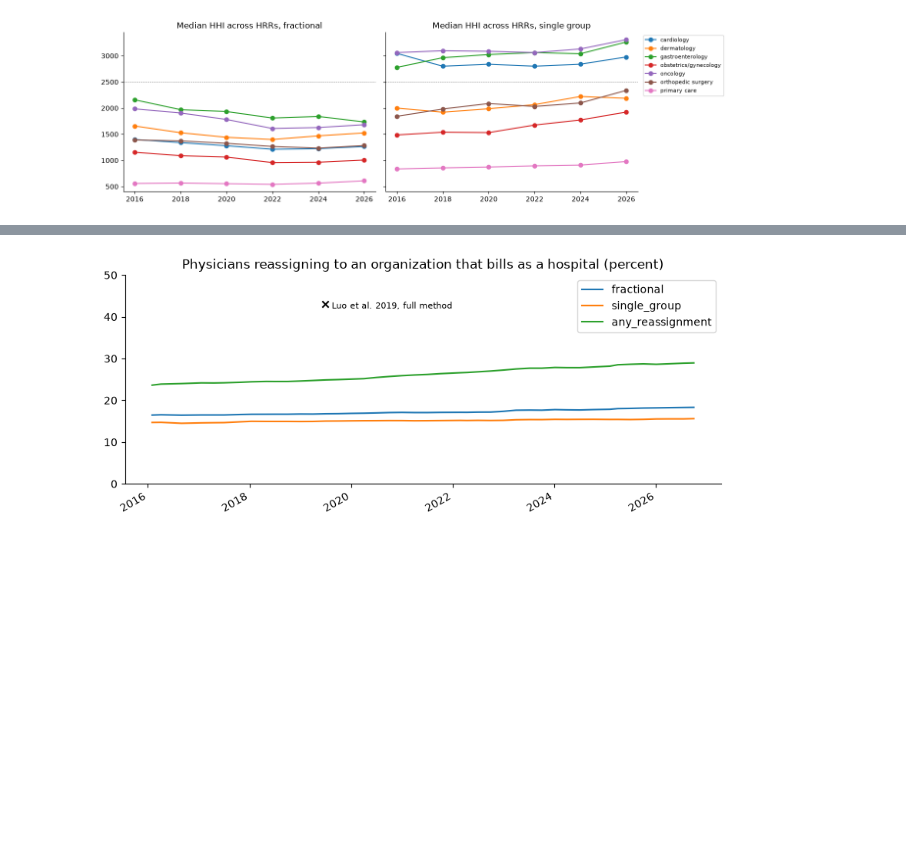
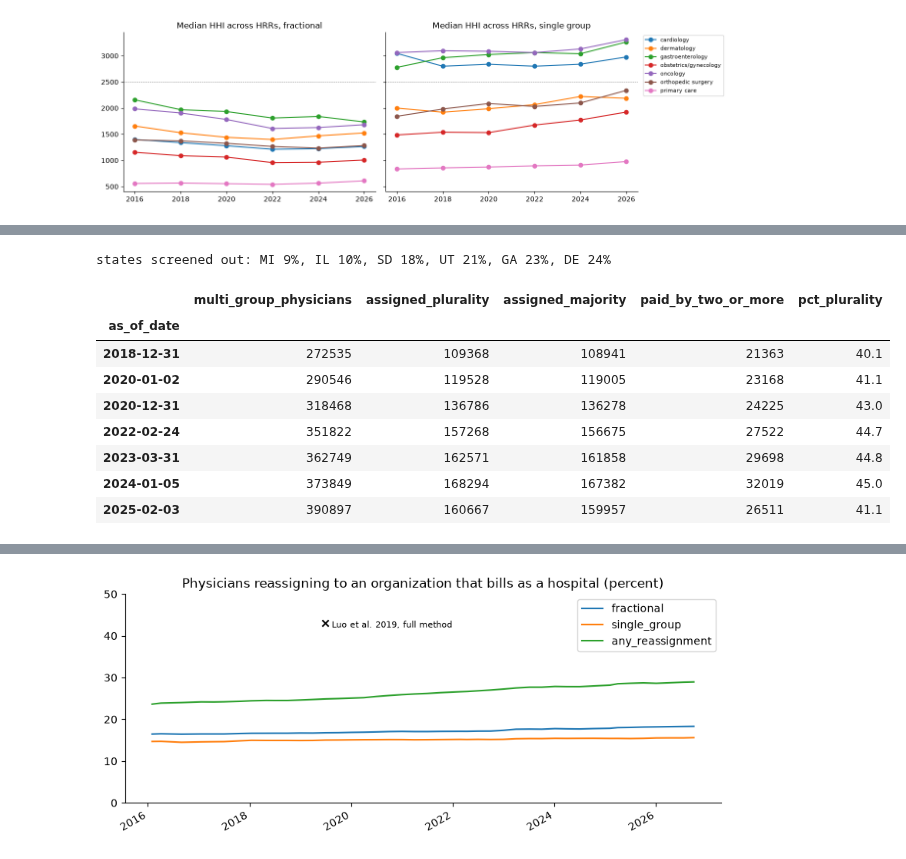
Before and after one commit to nathansutton/healthcare-ledger, a Jupyter notebook: research/provider-networks/provider_networks.ipynb, the cells around one changed output, grey strips where cells are left out. Cells and saved outputs as stored; diff of their text form; code cells hidden in the pictures; blank space fills up the shorter version.

```diff
--- a/research/provider-networks/provider_networks.ipynb
+++ b/research/provider-networks/provider_networks.ipynb
@@ -334,0 +368,73 @@ Luo et al. (2024) call a physician vertically integrated when they bill primaril
+# %%
+con.execute("""
+CREATE TABLE medicaid_volume AS
+WITH y AS (SELECT DISTINCT year(month) AS y FROM medicaid_spending),
+q AS (SELECT y.y, min(q.as_of_date) AS as_of_date FROM y JOIN quarters q ON q.as_of_date >= make_date(y.y, 12, 31) GROUP BY 1),
+pr AS (SELECT q.y, q.as_of_date, p.pac_id, p.npi FROM q
+       JOIN practitioner p ON p.effective_date <= q.as_of_date AND (p.end_date IS NULL OR p.end_date > q.as_of_date)),
+og AS (SELECT q.as_of_date, o.pac_id, unnest(o.npis) AS npi FROM q
+       JOIN organization o ON o.effective_date <= q.as_of_date AND (o.end_date IS NULL OR o.end_date > q.as_of_date)),
+s AS (SELECT year(month) AS y, billing_npi, servicing_npi, sum(paid) AS paid
+      FROM medicaid_spending WHERE billing_npi <> servicing_npi GROUP BY ALL)
+SELECT pr.as_of_date, pr.pac_id AS practitioner_pac_id, og.pac_id AS organization_pac_id, sum(s.paid) AS medicaid_paid
+FROM s
+JOIN pr ON pr.y = s.y AND pr.npi = s.servicing_npi
+JOIN og ON og.as_of_date = pr.as_of_date AND og.npi = s.billing_npi
+GROUP BY ALL
+""")
+con.execute("""
+CREATE TABLE main_group AS
+WITH e AS (
+    SELECT e.as_of_date, e.practitioner_pac_id, e.organization_pac_id, e.k, coalesce(v.medicaid_paid, 0) AS paid,
+           sum(coalesce(v.medicaid_paid, 0)) OVER (PARTITION BY e.as_of_date, e.practitioner_pac_id) AS physician_paid
+    FROM physician_edge e
+    LEFT JOIN medicaid_volume v USING (as_of_date, practitioner_pac_id, organization_pac_id)
+    WHERE e.as_of_date IN (SELECT DISTINCT as_of_date FROM medicaid_volume))
+SELECT as_of_date, practitioner_pac_id, organization_pac_id, k,
+       CASE WHEN k = 1 THEN 1.0 ELSE paid / physician_paid END AS share
+FROM e
+WHERE k = 1 OR paid > 0
+QUALIFY row_number() OVER (PARTITION BY as_of_date, practitioner_pac_id ORDER BY paid DESC, organization_pac_id) = 1
+""")
+con.execute("""
+CREATE TABLE state_coverage AS
+SELECT s.practice_state,
+       count(DISTINCT (e.as_of_date, e.practitioner_pac_id)) AS multi_group_physicians,
+       100 * count(DISTINCT (m.as_of_date, m.practitioner_pac_id)) / count(DISTINCT (e.as_of_date, e.practitioner_pac_id)) AS pct_assigned,
+       pct_assigned < 25 AND multi_group_physicians >= 1000 AS screened_out
+FROM physician_edge e
+JOIN physician_specialty s ON s.as_of_date = e.as_of_date AND s.pac_id = e.practitioner_pac_id
+LEFT JOIN main_group m ON m.as_of_date = e.as_of_date AND m.practitioner_pac_id = e.practitioner_pac_id
+WHERE e.k > 1 AND e.as_of_date IN (SELECT DISTINCT as_of_date FROM main_group)
+GROUP BY 1
+""")
+cov = con.sql("""
+WITH two AS (
+    SELECT v.as_of_date, v.practitioner_pac_id
+    FROM medicaid_volume v
+    SEMI JOIN physician_edge e USING (as_of_date, practitioner_pac_id, organization_pac_id)
+    GROUP BY ALL HAVING count(*) >= 2)
+SELECT e.as_of_date, count(DISTINCT e.practitioner_pac_id) FILTER (WHERE e.k > 1) AS multi_group_physicians,
+       count(DISTINCT m.practitioner_pac_id) FILTER (WHERE m.k > 1) AS assigned_plurality,
+       count(DISTINCT m.practitioner_pac_id) FILTER (WHERE m.k > 1 AND m.share >= 0.5) AS assigned_majority,
+       count(DISTINCT t.practitioner_pac_id) AS paid_by_two_or_more
+FROM physician_edge e
+LEFT JOIN main_group m USING (as_of_date, practitioner_pac_id)
+LEFT JOIN two t USING (as_of_date, practitioner_pac_id)
+WHERE e.as_of_date IN (SELECT DISTINCT as_of_date FROM main_group)
+GROUP BY 1 ORDER BY 1
+""").df().set_index("as_of_date")
+cov["pct_plurality"] = 100 * cov.assigned_plurality / cov.multi_group_physicians
+print("states screened out:", con.sql("SELECT string_agg(practice_state || ' ' || round(pct_assigned)::INT || '%', ', ' ORDER BY pct_assigned) FROM state_coverage WHERE screened_out").fetchone()[0])
+cov.round(1)
+# %% [output]
+states screened out: MI 9%, IL 10%, SD 18%, UT 21%, GA 23%, DE 24%
+|  | multi_group_physicians | assigned_plurality | assigned_majority | paid_by_two_or_more | pct_plurality |
+| as_of_date |  |  |  |  |  |
+| 2018-12-31 | 272535 | 109368 | 108941 | 21363 | 40.1 |
+| 2020-01-02 | 290546 | 119528 | 119005 | 23168 | 41.1 |
+| 2020-12-31 | 318468 | 136786 | 136278 | 24225 | 43.0 |
+| 2022-02-24 | 351822 | 157268 | 156675 | 27522 | 44.7 |
+| 2023-03-31 | 362749 | 162571 | 161858 | 29698 | 44.8 |
+| 2024-01-05 | 373849 | 168294 | 167382 | 32019 | 45.0 |
+| 2025-02-03 | 390897 | 160667 | 159957 | 26511 | 41.1 |
```
Also changed, not shown: parts of 13 cells of this notebook, 4 other files.
